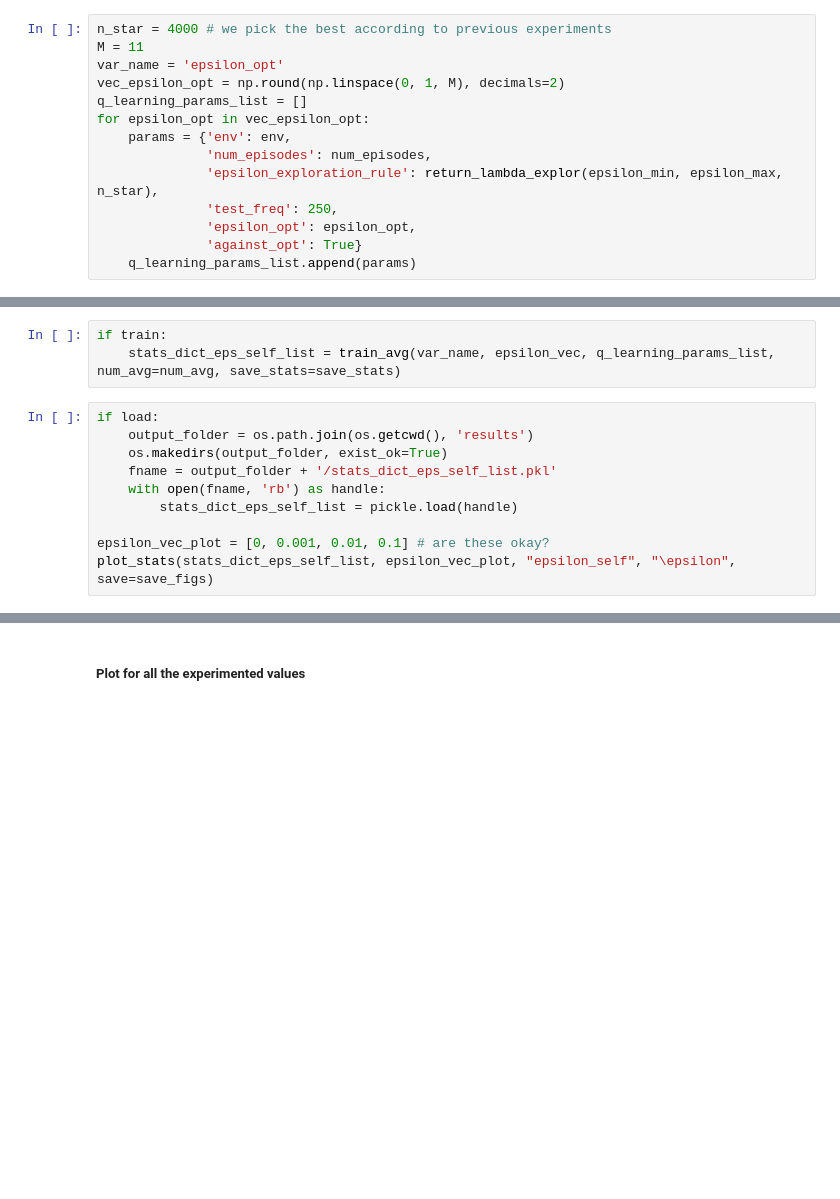
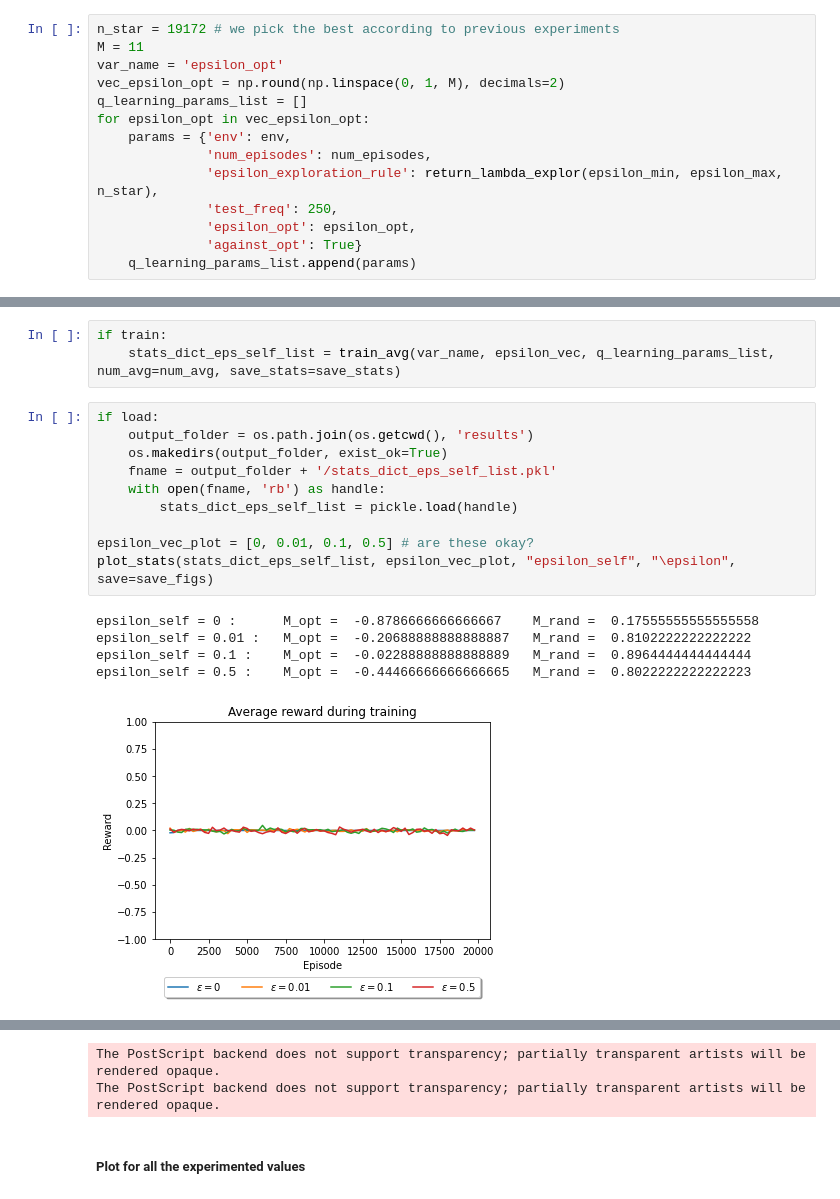
Before and after one commit to IvanBioli/ANN_Project, a Jupyter notebook: code/mini_project_1.ipynb, the cells around one changed output, grey strips where cells are left out. Saved outputs shown, nothing was run; the diff lists cells and outputs as text; blank space fills up the shorter version.

Commit message:
Notebook with M_opt and M_rand optimals

```diff
--- a/code/mini_project_1.ipynb
+++ b/code/mini_project_1.ipynb
@@ -154,5 +172,5 @@ plot_stats(stats_dict_nstar_list, vec_n_star, 'n_star', "n^{\star}", save=False)
 # %%
-n_star = 4000 # we pick the best according to previous experiments
+n_star = 19172 # we pick the best according to previous experiments
 M = 11
 var_name = 'epsilon_opt'
 vec_epsilon_opt = np.round(np.linspace(0, 1, M), decimals=2)
@@ -204,10 +257,16 @@ if train:
 # %%
 if load:
     output_folder = os.path.join(os.getcwd(), 'results')
     os.makedirs(output_folder, exist_ok=True)
     fname = output_folder + '/stats_dict_eps_self_list.pkl'
     with open(fname, 'rb') as handle:
         stats_dict_eps_self_list = pickle.load(handle)
 
-epsilon_vec_plot = [0, 0.001, 0.01, 0.1] # are these okay?
+epsilon_vec_plot = [0, 0.01, 0.1, 0.5] # are these okay?
 plot_stats(stats_dict_eps_self_list, epsilon_vec_plot, "epsilon_self", "\epsilon", save=save_figs)
+# %% [output]
+epsilon_self = 0 :      M_opt =  -0.8786666666666667    M_rand =  0.17555555555555558
+epsilon_self = 0.01 :   M_opt =  -0.20688888888888887   M_rand =  0.8102222222222222
+epsilon_self = 0.1 :    M_opt =  -0.02288888888888889   M_rand =  0.8964444444444444
+epsilon_self = 0.5 :    M_opt =  -0.44466666666666665   M_rand =  0.8022222222222223
+[figure, added]
@@ -214,3 +274,5 @@ plot_stats(stats_dict_eps_self_list, epsilon_vec_plot, "epsilon_self", "\epsilon
+The PostScript backend does not support transparency; partially transparent artists will be rendered opaque.
+The PostScript backend does not support transparency; partially transparent artists will be rendered opaque.
 # %% [markdown]
 ##### Plot for all the experimented values
 # %%
```
Also changed, not shown: parts of 15 cells of this notebook.
